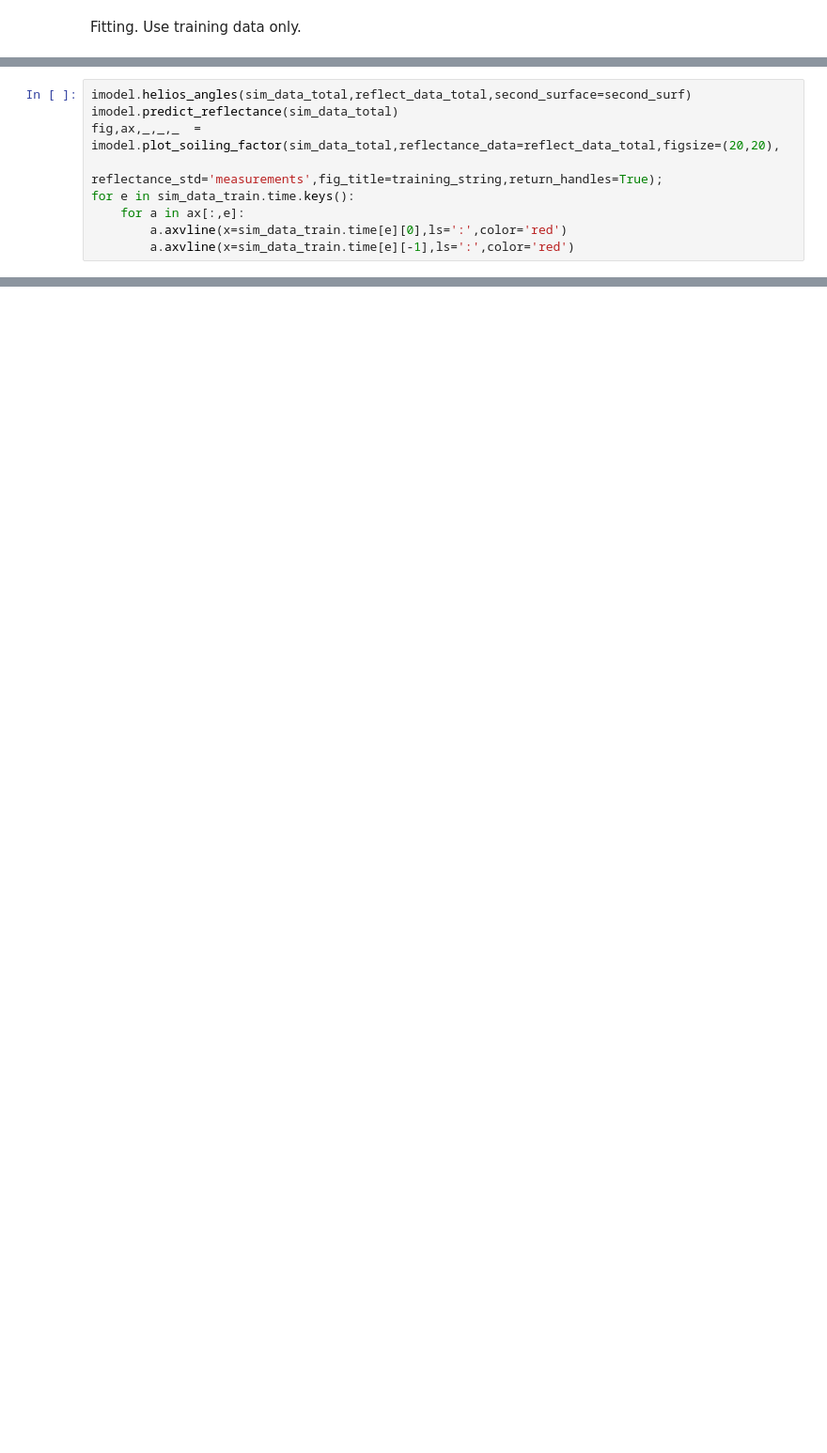
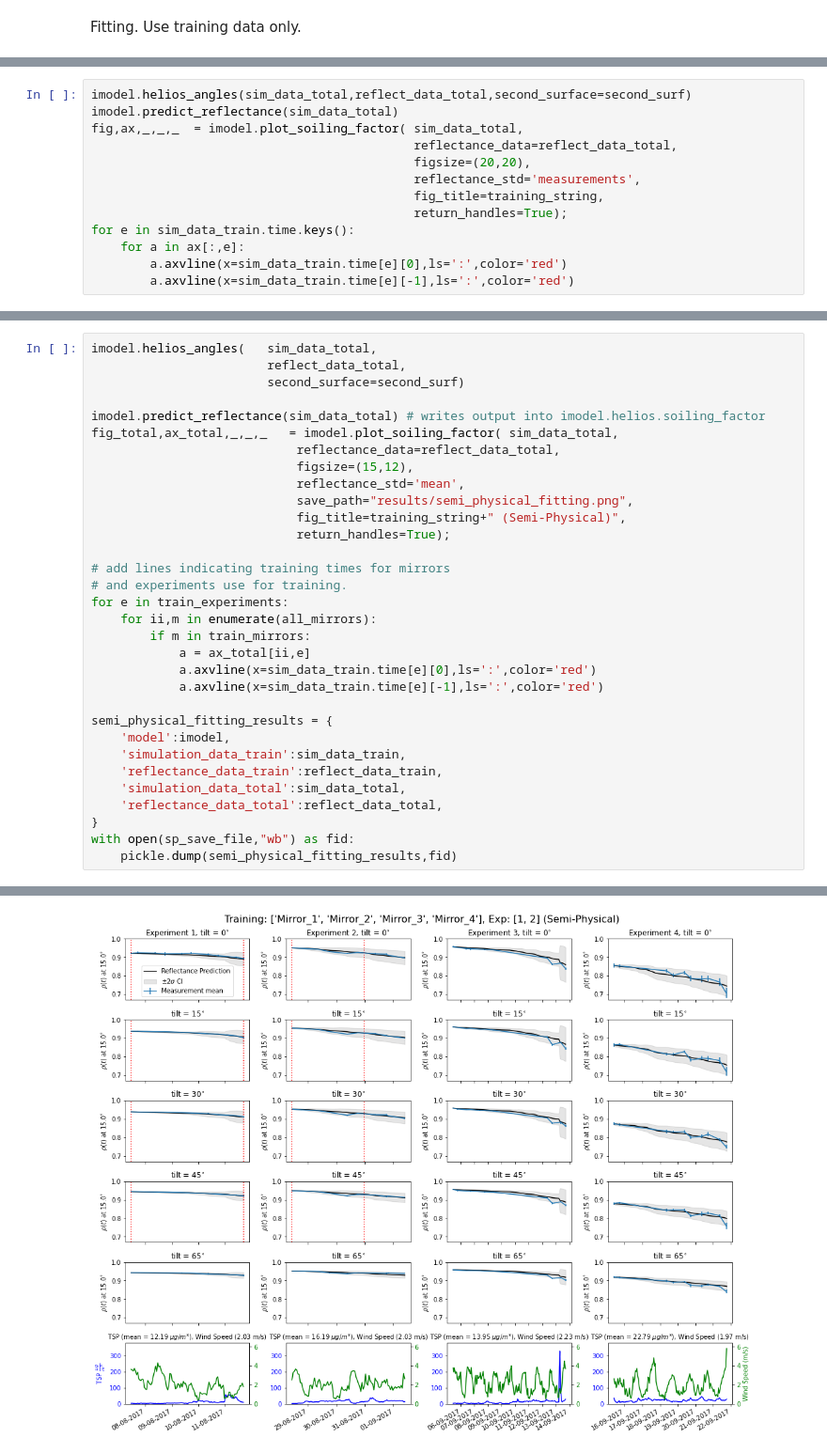
Before and after one commit to cholette/HelioSoil, a Jupyter notebook: demo_hrz0_fitting.ipynb, the cells around one changed output, grey strips where cells are left out. Shown at 94% size. Saved outputs shown, nothing was run; the diff lists cells and outputs as text; blank space fills up the shorter version.

```diff
--- a/demo_hrz0_fitting.ipynb
+++ b/demo_hrz0_fitting.ipynb
@@ -96,8 +113,12 @@ Fitting hrz0 with least squares ...
 # %%
 imodel.helios_angles(sim_data_total,reflect_data_total,second_surface=second_surf)
 imodel.predict_reflectance(sim_data_total)
-fig,ax,_,_,_  = imodel.plot_soiling_factor(sim_data_total,reflectance_data=reflect_data_total,figsize=(20,20),
-                                            reflectance_std='measurements',fig_title=training_string,return_handles=True);
+fig,ax,_,_,_  = imodel.plot_soiling_factor( sim_data_total,
+                                            reflectance_data=reflect_data_total,
+                                            figsize=(20,20),
+                                            reflectance_std='measurements',
+                                            fig_title=training_string,
+                                            return_handles=True);
 for e in sim_data_train.time.keys():
     for a in ax[:,e]:
         a.axvline(x=sim_data_train.time[e][0],ls=':',color='red')
@@ -123,0 +208,33 @@ Calculating soil deposited in a timestep [m^2/m^2]
+# %%
+imodel.helios_angles(   sim_data_total,
+                        reflect_data_total,
+                        second_surface=second_surf)
+
+imodel.predict_reflectance(sim_data_total) # writes output into imodel.helios.soiling_factor
+fig_total,ax_total,_,_,_   = imodel.plot_soiling_factor( sim_data_total,
+                            reflectance_data=reflect_data_total,
+                            figsize=(15,12),
+                            reflectance_std='mean',
+                            save_path="results/semi_physical_fitting.png",
+                            fig_title=training_string+" (Semi-Physical)",
+                            return_handles=True);
+
+# add lines indicating training times for mirrors
+# and experiments use for training.
+for e in train_experiments:
+    for ii,m in enumerate(all_mirrors):
+        if m in train_mirrors:
+            a = ax_total[ii,e]
+            a.axvline(x=sim_data_train.time[e][0],ls=':',color='red')
+            a.axvline(x=sim_data_train.time[e][-1],ls=':',color='red')
+
+semi_physical_fitting_results = {
+    'model':imodel,
+    'simulation_data_train':sim_data_train,
+    'reflectance_data_train':reflect_data_train,
+    'simulation_data_total':sim_data_total,
+    'reflectance_data_total':reflect_data_total,
+}
+with open(sp_save_file,"wb") as fid:
+    pickle.dump(semi_physical_fitting_results,fid)
+# %% [output]
@@ -123,0 +258 @@ Calculating soil deposited in a timestep [m^2/m^2]
+[figure, added]
```
Also changed, not shown: parts of 13 cells of this notebook, 4 other files.
